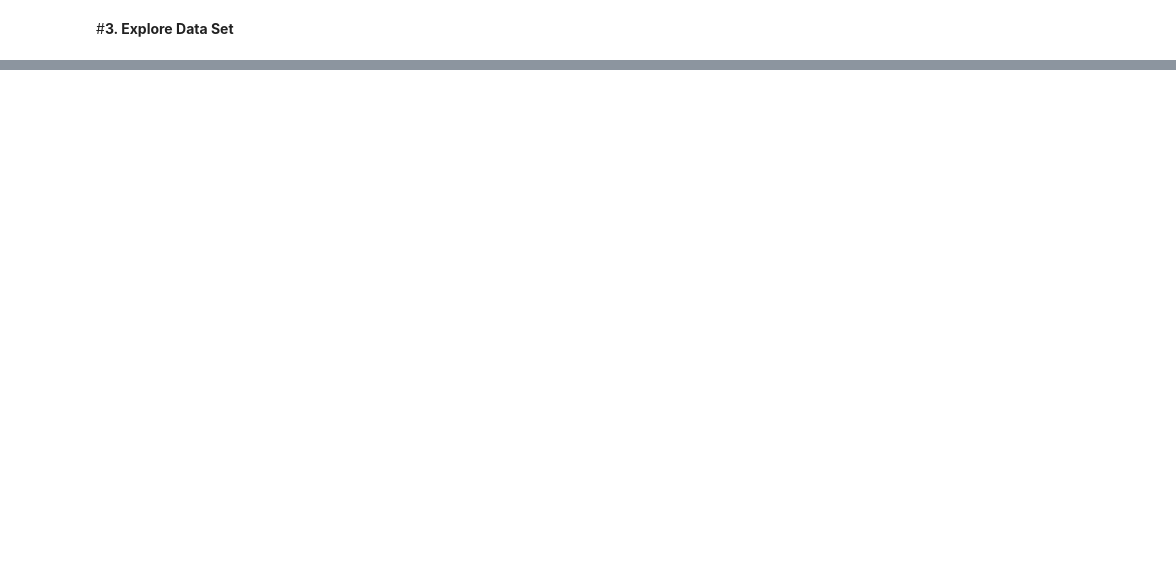
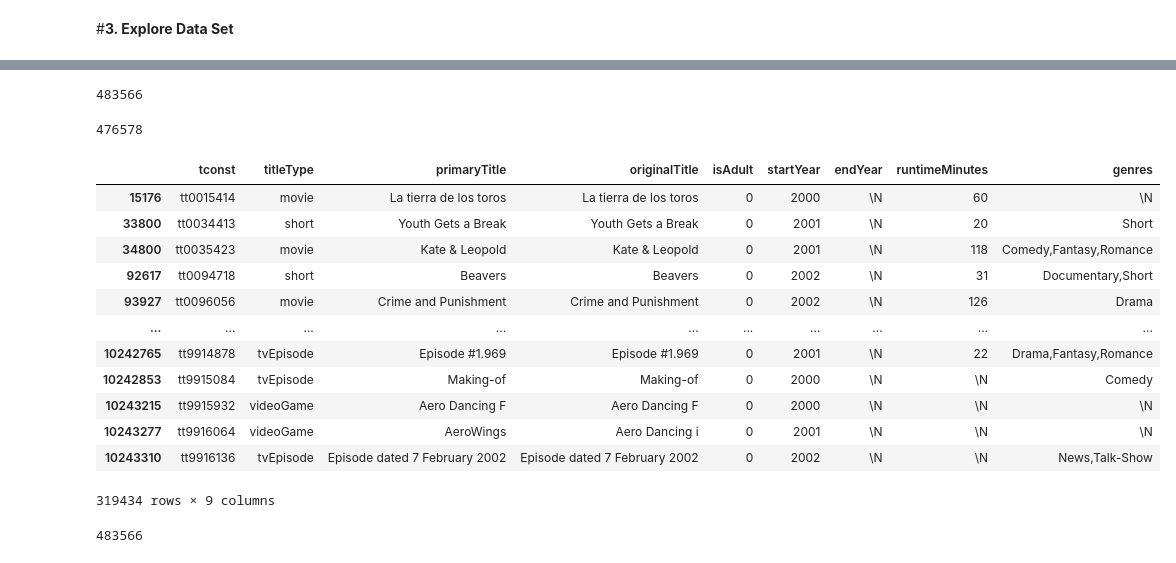
Before and after one commit to MrBCPT/DE_2023, a Jupyter notebook: Project_3_Part_1_(Core).ipynb, the cells around one changed output, grey strips where cells are left out. Cells and saved outputs as stored; diff of their text form; code cells hidden in the pictures; blank space fills up the shorter version.

```diff
--- a/Project_3_Part_1_(Core).ipynb
+++ b/Project_3_Part_1_(Core).ipynb
@@ -54,2 +28,7 @@ df = df_main.copy()
+# %%
+#Remove null values
+basics.replace({'\\N':np.nan}, inplace=True)
+ratings.replace({'\\N':np.nan}, inplace=True)
+akas.replace({'\\N':np.nan}, inplace=True)
 # %% [markdown]
 #**3. Explore Data Set**
@@ -332,0 +111,6 @@ plt.title(f"Type of work vs stroke", size=10, fontweight="black");
+# %%
+#Check all records with runtime minutes null
+indexNames = basics[(basics['runtimeMinutes'].isnull())].index
+# Delete these row indexes from dataFrame
+basics.drop(indexNames , inplace=True)
+basics['runtimeMinutes'].isnull().sum()
@@ -332,0 +124,6 @@ plt.title(f"Type of work vs stroke", size=10, fontweight="black");
+# %%
+#Check all records with genres null
+indexNames = basics[(basics['genres'].isnull())].index
+# Delete these row indexes from dataFrame
+basics.drop(indexNames , inplace=True)
+basics['genres'].isnull().sum()
@@ -332,0 +146,36 @@ plt.title(f"Type of work vs stroke", size=10, fontweight="black");
+# %%
+#Check all records with titletype that does not have movie
+indexNames = basics[~(basics['titleType'].str.contains("Movie", case=False))].index
+# Delete these row indexes from dataFrame
+basics.drop(indexNames , inplace=True)
+# %%
+#Check all records after
+basics['titleType'].str.contains("Movie", case=False).count()
+# %% [output]
+483566
+# %%
+basics['startYear'].count()
+# %% [output]
+476578
+# %%
+#Check all records with year
+basics = basics[basics['startYear'].str.contains('2000|2001|2002', regex=True, case=False)]
+basics
+# %% [output]
+|  | tconst | titleType | primaryTitle | originalTitle | isAdult | startYear | endYear | runtimeMinutes | genres |
+| 15176 | tt0015414 | movie | La tierra de los toros | La tierra de los toros | 0 | 2000 | \N | 60 | \N |
+| 33800 | tt0034413 | short | Youth Gets a Break | Youth Gets a Break | 0 | 2001 | \N | 20 | Short |
+| 34800 | tt0035423 | movie | Kate & Leopold | Kate & Leopold | 0 | 2001 | \N | 118 | Comedy,Fantasy,Romance |
+| 92617 | tt0094718 | short | Beavers | Beavers | 0 | 2002 | \N | 31 | Documentary,Short |
+| 93927 | tt0096056 | movie | Crime and Punishment | Crime and Punishment | 0 | 2002 | \N | 126 | Drama |
+| ... | ... | ... | ... | ... | ... | ... | ... | ... | ... |
+| 10242765 | tt9914878 | tvEpisode | Episode #1.969 | Episode #1.969 | 0 | 2001 | \N | 22 | Drama,Fantasy,Romance |
+| 10242853 | tt9915084 | tvEpisode | Making-of | Making-of | 0 | 2000 | \N | \N | Comedy |
+| 10243215 | tt9915932 | videoGame | Aero Dancing F | Aero Dancing F | 0 | 2000 | \N | \N | \N |
+| 10243277 | tt9916064 | videoGame | AeroWings | Aero Dancing i | 0 | 2001 | \N | \N | \N |
+| 10243310 | tt9916136 | tvEpisode | Episode dated 7 February 2002 | Episode dated 7 February 2002 | 0 | 2002 | \N | \N | News,Talk-Show |
+319434 rows × 9 columns
+# %%
+basics['startYear'].count()
+# %% [output]
+483566
```
Also changed, not shown: parts of 76 cells of this notebook, 3 other files.
